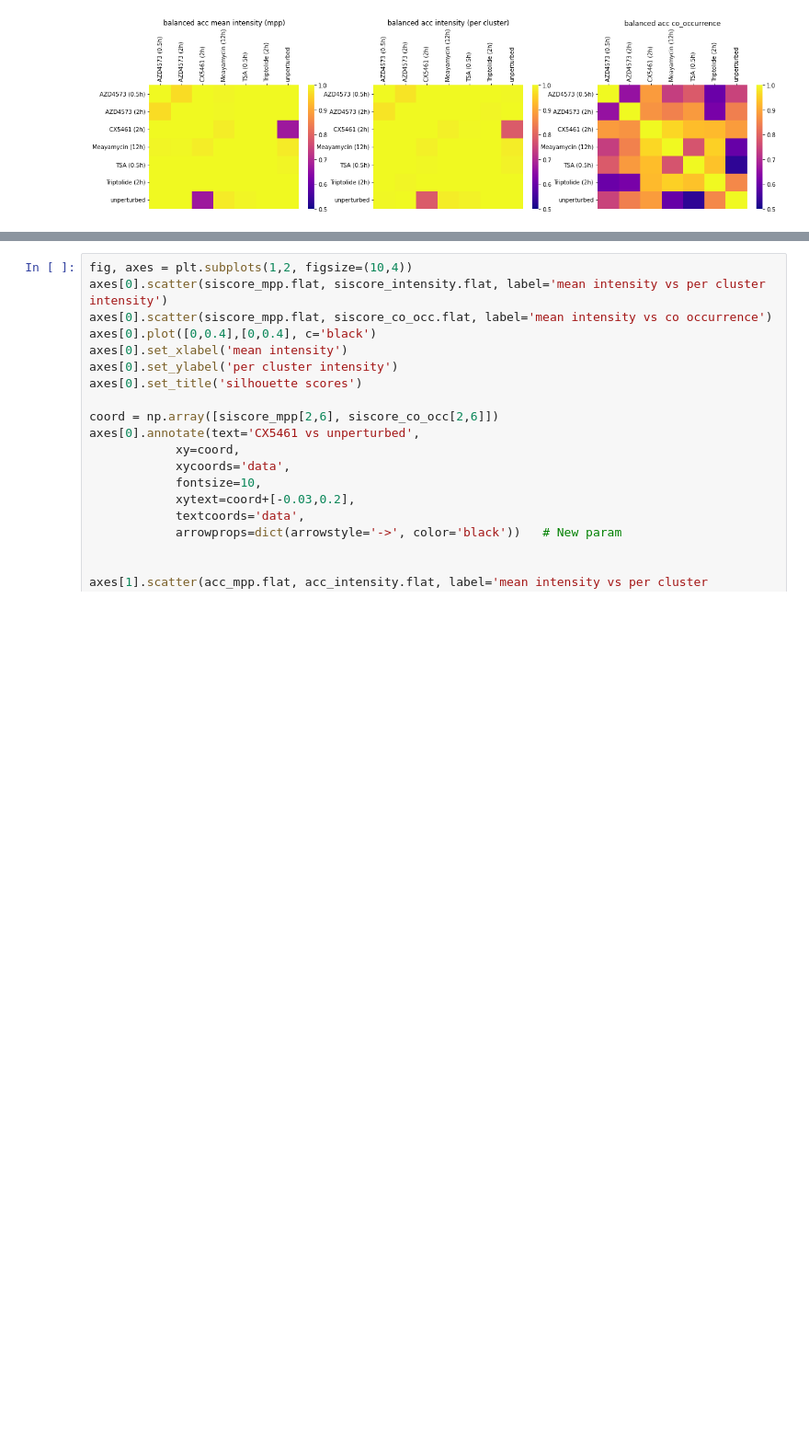
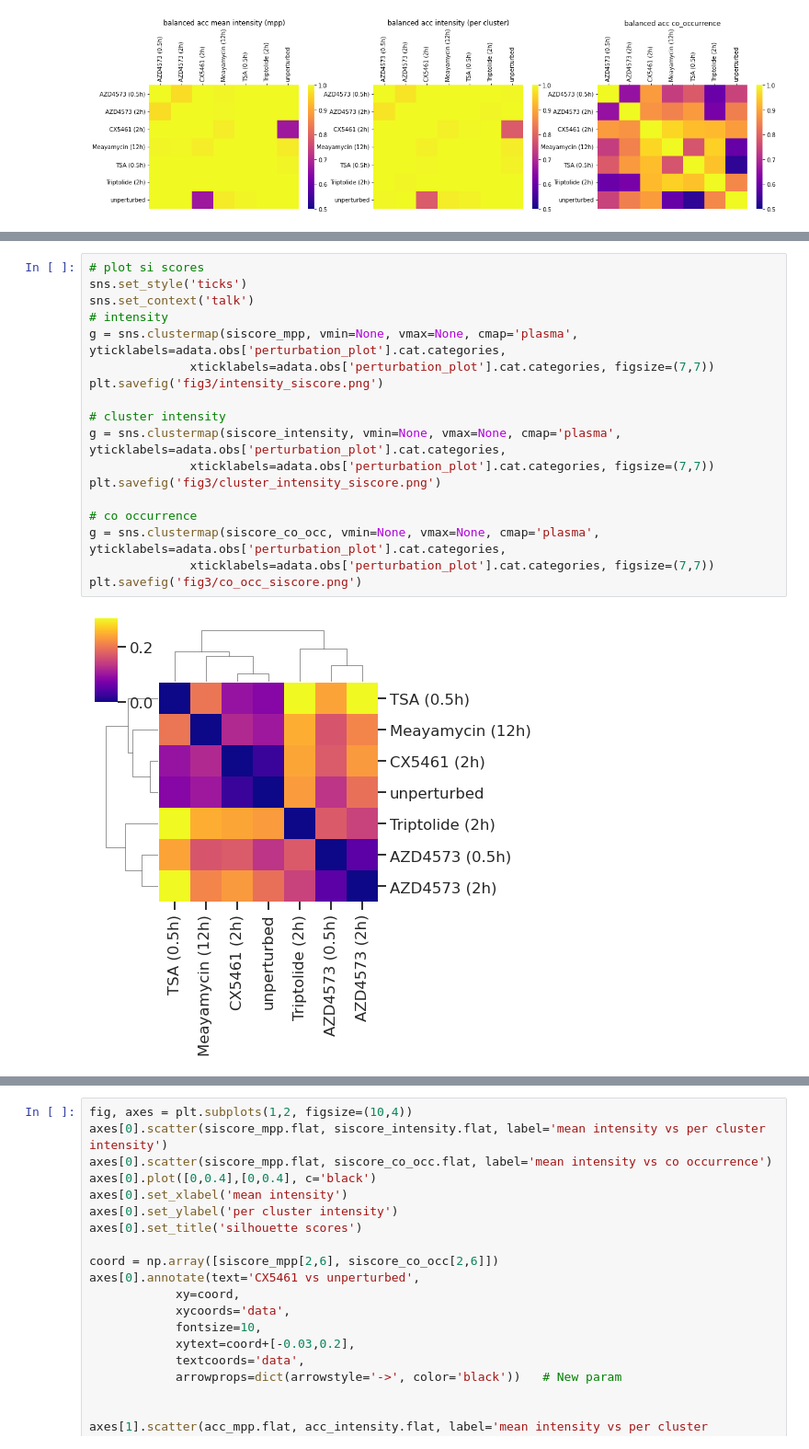
Before and after one commit to theislab/campa_ana, a Jupyter notebook: figures/fig3_perturbation_comparison.ipynb, the cells around one changed output, grey strips where cells are left out. Shown at 92% size. Saved outputs shown, nothing was run; the diff lists cells and outputs as text; blank space fills up the shorter version.

```diff
--- a/figures/fig3_perturbation_comparison.ipynb
+++ b/figures/fig3_perturbation_comparison.ipynb
@@ -395,0 +393,20 @@ for ax in axes.flat:
+# %%
+# plot si scores
+sns.set_style('ticks')
+sns.set_context('talk')
+# intensity
+g = sns.clustermap(siscore_mpp, vmin=None, vmax=None, cmap='plasma', yticklabels=adata.obs['perturbation_plot'].cat.categories,
+              xticklabels=adata.obs['perturbation_plot'].cat.categories, figsize=(7,7))
+plt.savefig('fig3/intensity_siscore.png')
+
+# cluster intensity
+g = sns.clustermap(siscore_intensity, vmin=None, vmax=None, cmap='plasma', yticklabels=adata.obs['perturbation_plot'].cat.categories,
+              xticklabels=adata.obs['perturbation_plot'].cat.categories, figsize=(7,7))
+plt.savefig('fig3/cluster_intensity_siscore.png')
+
+# co occurrence
+g = sns.clustermap(siscore_co_occ, vmin=None, vmax=None, cmap='plasma', yticklabels=adata.obs['perturbation_plot'].cat.categories,
+              xticklabels=adata.obs['perturbation_plot'].cat.categories, figsize=(7,7))
+plt.savefig('fig3/co_occ_siscore.png')
+# %% [output]
+[figure, added]
```
Also changed, not shown: parts of 15 cells of this notebook, 6 other files.
